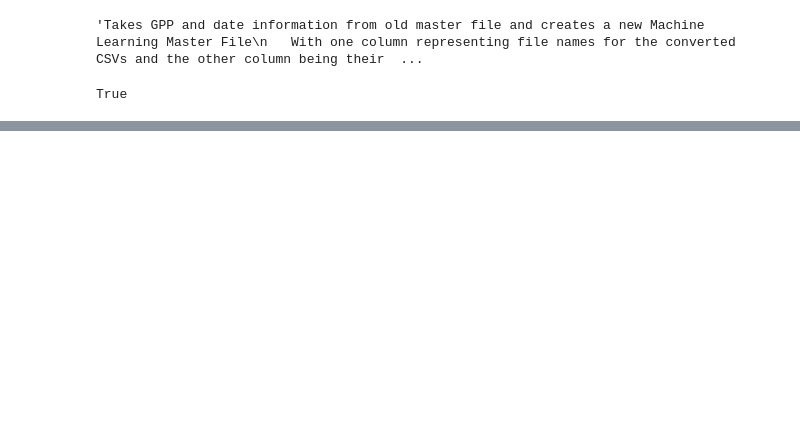
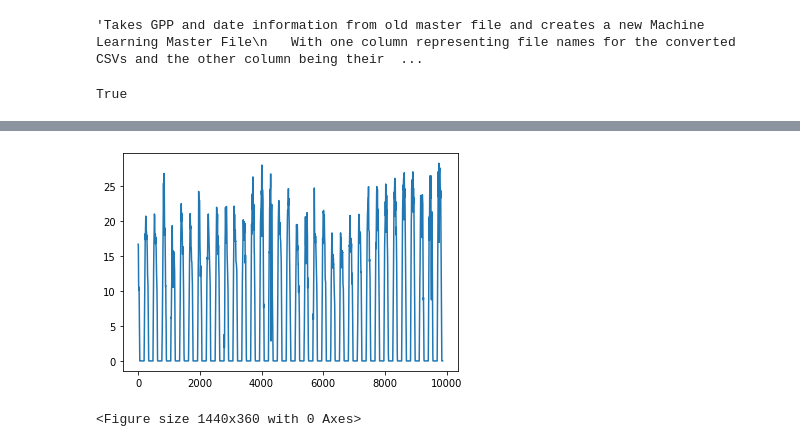
Before and after one commit to PJKarras/BCI-ML, a Jupyter notebook: makemaster.ipynb, the cells around one changed output, grey strips where cells are left out. Cells and saved outputs as stored; diff of their text form; code cells hidden in the pictures; blank space fills up the shorter version.

```diff
--- a/makemaster.ipynb
+++ b/makemaster.ipynb
@@ -154,3 +154,20 @@ try:
             writer.writerow(data)
 except IOError:
     print("I/O error")
+# %%
+import numpy as np
+import matplotlib.pyplot as plt
+
+#csv_master_path = r"C:/Users/Peter/Desktop/Thermo_R_Code/FinalThermo/new2/csvdataFULL/BCIML_Dataset/populatedGPPs.csv"
+csv_master_path = r"C:/Users/Peter/Desktop/Thermo_R_Code/FinalThermo/new2/csvdata10000/populatedGPPs.csv"
+data_info = pd.read_csv(csv_master_path)
+GPP_arr = np.asarray(data_info.iloc[:,1])
+fig=plt.figure()
+plt.plot(GPP_arr)
+plt.figure(figsize=(20,5))
+os.chdir(r"C:/Users/Peter/Desktop/Thermo_R_Code/FinalThermo/new2")
+fig.savefig('gpp_file.png')
+plt.show()
+# %% [output]
+[figure, added]
+<Figure size 1440x360 with 0 Axes>
```
Also changed, not shown: parts of 2 cells of this notebook, 7 other files.
